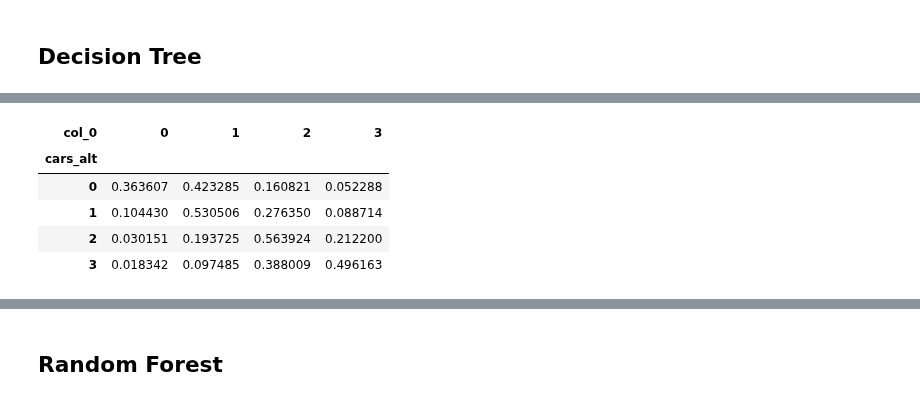
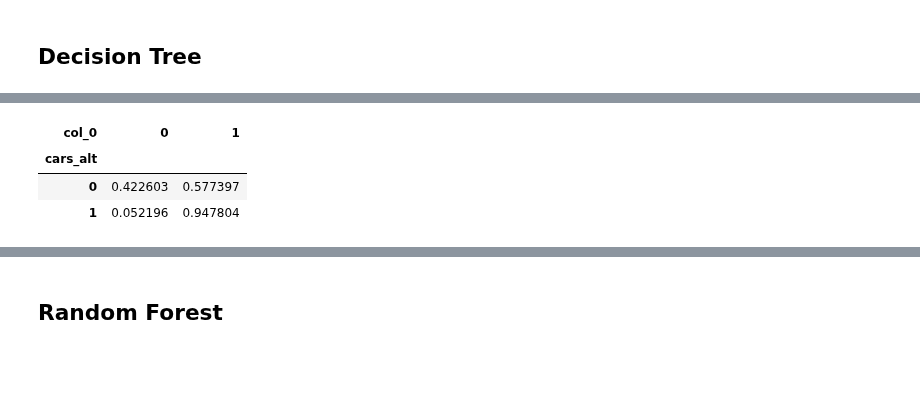
Before and after one commit to ual/ual_model_workspace, a Jupyter notebook: spring-2019-models/notebooks-juan/ML_Car_Ownership.ipynb, the cells around one changed output, grey strips where cells are left out. Cells and saved outputs as stored; diff of their text form; code cells hidden in the pictures; blank space fills up the shorter version.

```diff
--- a/spring-2019-models/notebooks-juan/ML_Car_Ownership.ipynb
+++ b/spring-2019-models/notebooks-juan/ML_Car_Ownership.ipynb
@@ -214,7 +403,7 @@ househols_var_dummy = ['county','hispanic_head','recent_mover','race_of_head','h
 dependent_var = ['cars_alt']
 # %%
 final_var = (list((transit_acc_var and nodessmall_var and nodeswalk_var )) +
-             househols_var_continious + househols_var_dummy + dependent_var)
+             households_var_continious + households_var_dummy + dependent_var)
 
 #Creating a dataset with varaibles needed
 df = hh_merged.loc[:,['serialno'] + final_var]
@@ -222,8 +411,7 @@ df = hh_merged.loc[:,['serialno'] + final_var]
 #Modifying Hispanic head varaible
 df.hispanic_head = df.hispanic_head.apply(lambda x: 1 if x=='yes' else 0)
 # %%
-to_normalize = list((transit_acc_var and nodessmall_var and nodeswalk_var )) + househols_var_continious
-
+to_normalize = list((transit_acc_var and nodessmall_var and nodeswalk_var )) + households_var_continious
 
 for i in to_normalize:
     df[i] = normalize(df[i])
@@ -235,15 +471,15 @@ import random
 index_list = df.serialno.unique()
 
 # train_index = np.array(random.sample(list(index_list), int(len(index_list)*0.66) ))
-train_index = np.array(random.sample(list(index_list), 20000,  ))
+train_index = np.array(random.sample(list(index_list), 1000,  ))
 test_index = index_list[~np.isin(index_list,train_index )]
 
 #Training and test set
 X_train = df[df.serialno.isin(train_index)].drop(['serialno', 'cars_alt'], axis=1)
-y_train = df[df.serialno.isin(train_index)].loc[:,['cars_alt']]
+y_train = df[df.serialno.isin(train_index)].loc[:,['cars_alt']].cars_alt
 
 X_test = df[df.serialno.isin(test_index)].drop(['serialno', 'cars_alt'], axis=1)
-y_test = df[df.serialno.isin(test_index)].loc[:,['cars_alt']]
+y_test = df[df.serialno.isin(test_index)].loc[:,['cars_alt']].cars_alt
 # %% [markdown]
 # Machine Learning Approach
 # %% [markdown]
@@ -291,4 +526,4 @@ plt.legend()
 # %%
-clf = tree.DecisionTreeClassifier(criterion='entropy',max_depth=20)
+clf = tree.DecisionTreeClassifier(criterion='entropy',max_depth=10)
 clf.fit(X_train, y_train)
 # %% [output]
@@ -324,12 +559,10 @@ aa[:10]
 # %%
-pd.crosstab( y_test.cars_alt, clf.predict(X_test), normalize = 'index')
+pd.crosstab( y_test, clf.predict(X_test), normalize = 'index')
 # %% [output]
-| col_0 | 0 | 1 | 2 | 3 |
-| cars_alt |  |  |  |  |
-| 0 | 0.363607 | 0.423285 | 0.160821 | 0.052288 |
-| 1 | 0.104430 | 0.530506 | 0.276350 | 0.088714 |
-| 2 | 0.030151 | 0.193725 | 0.563924 | 0.212200 |
-| 3 | 0.018342 | 0.097485 | 0.388009 | 0.496163 |
+| col_0 | 0 | 1 |
+| cars_alt |  |  |
+| 0 | 0.422603 | 0.577397 |
+| 1 | 0.052196 | 0.947804 |
 # %%
 clf.score(X_test, y_test)
 # %% [output]
```
Also changed, not shown: parts of 54 cells of this notebook, 1 other file.
